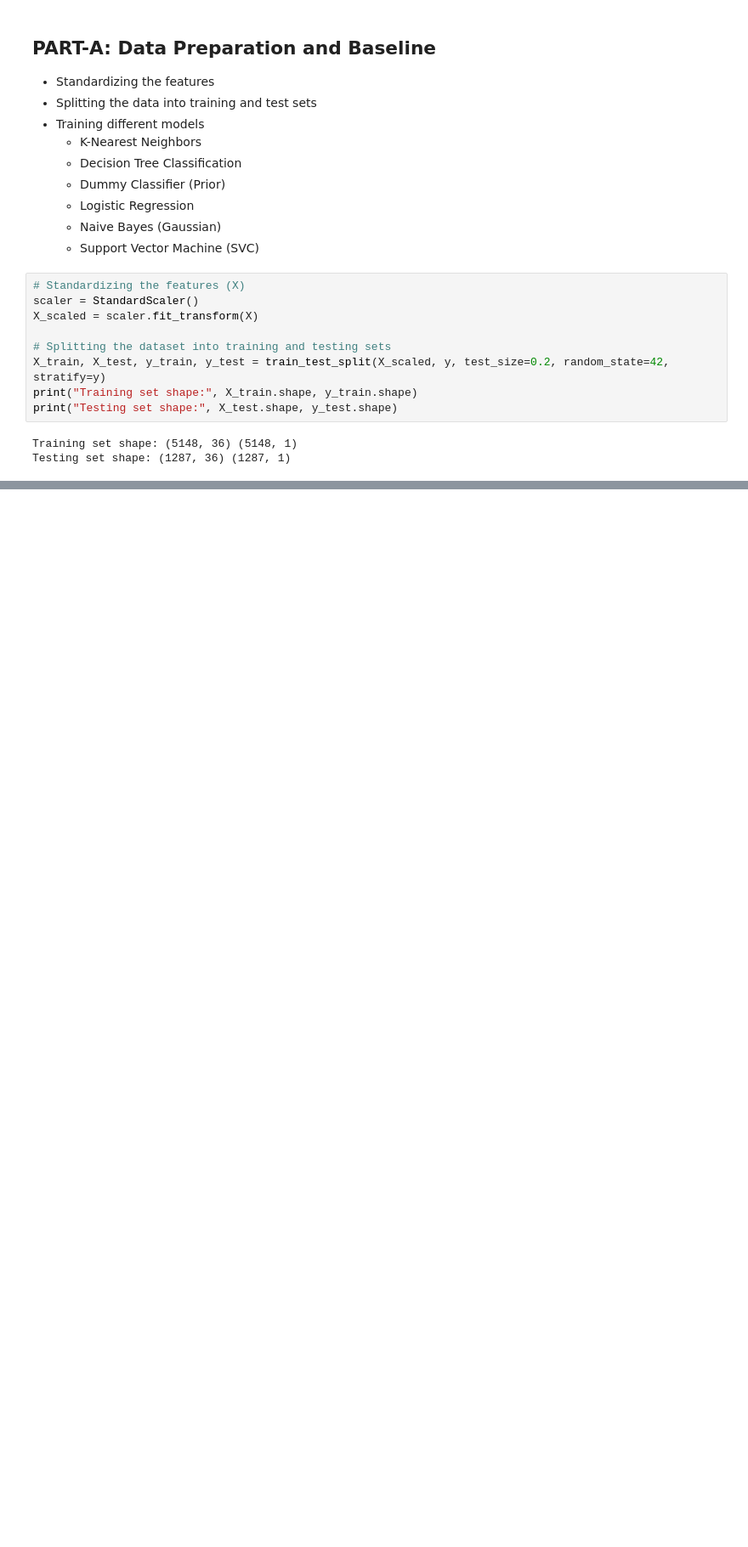
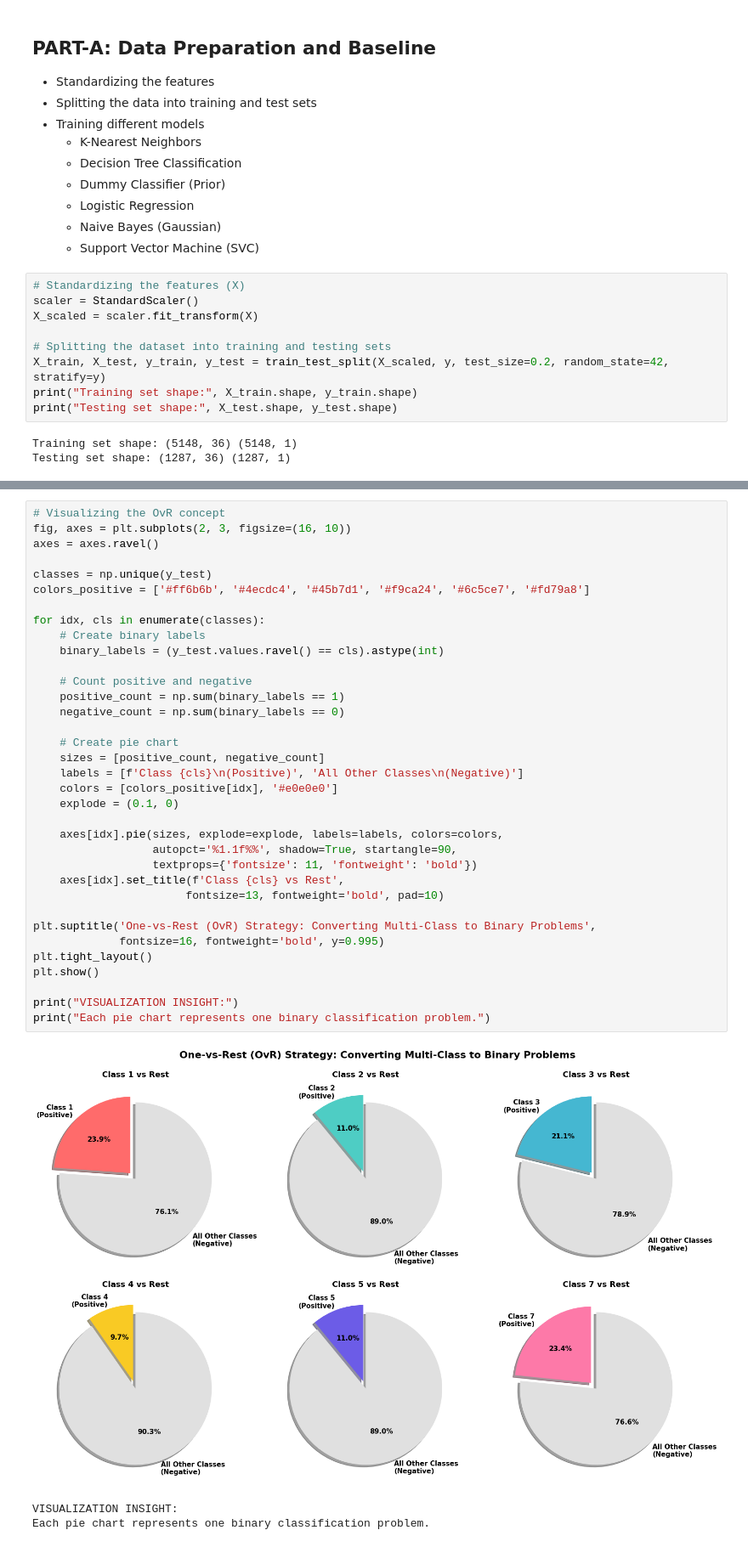
Before and after one commit to ha-rish-23/assignment-7-ha-rish-23, a Jupyter notebook: solution.ipynb, the cells around one changed output, grey strips where cells are left out. Shown at 85% size. Saved outputs shown, nothing was run; the diff lists cells and outputs as text; blank space fills up the shorter version.

```diff
--- a/solution.ipynb
+++ b/solution.ipynb
@@ -122,0 +360,39 @@ SVC(probability=True, random_state=42)
+# %%
+# Visualizing the OvR concept
+fig, axes = plt.subplots(2, 3, figsize=(16, 10))
+axes = axes.ravel()
+
+classes = np.unique(y_test)
+colors_positive = ['#ff6b6b', '#4ecdc4', '#45b7d1', '#f9ca24', '#6c5ce7', '#fd79a8']
+
+for idx, cls in enumerate(classes):
+    # Create binary labels
+    binary_labels = (y_test.values.ravel() == cls).astype(int)
+
+    # Count positive and negative
+    positive_count = np.sum(binary_labels == 1)
+    negative_count = np.sum(binary_labels == 0)
+
+    # Create pie chart
+    sizes = [positive_count, negative_count]
+    labels = [f'Class {cls}\n(Positive)', 'All Other Classes\n(Negative)']
+    colors = [colors_positive[idx], '#e0e0e0']
+    explode = (0.1, 0)
+
+    axes[idx].pie(sizes, explode=explode, labels=labels, colors=colors,
+                  autopct='%1.1f%%', shadow=True, startangle=90,
+                  textprops={'fontsize': 11, 'fontweight': 'bold'})
+    axes[idx].set_title(f'Class {cls} vs Rest',
+                       fontsize=13, fontweight='bold', pad=10)
+
+plt.suptitle('One-vs-Rest (OvR) Strategy: Converting Multi-Class to Binary Problems',
+             fontsize=16, fontweight='bold', y=0.995)
+plt.tight_layout()
+plt.show()
+
+print("VISUALIZATION INSIGHT:")
+print("Each pie chart represents one binary classification problem.")
+# %% [output]
+[figure, added]
+VISUALIZATION INSIGHT:
+Each pie chart represents one binary classification problem.
```
Also changed, not shown: parts of 8 cells of this notebook.
